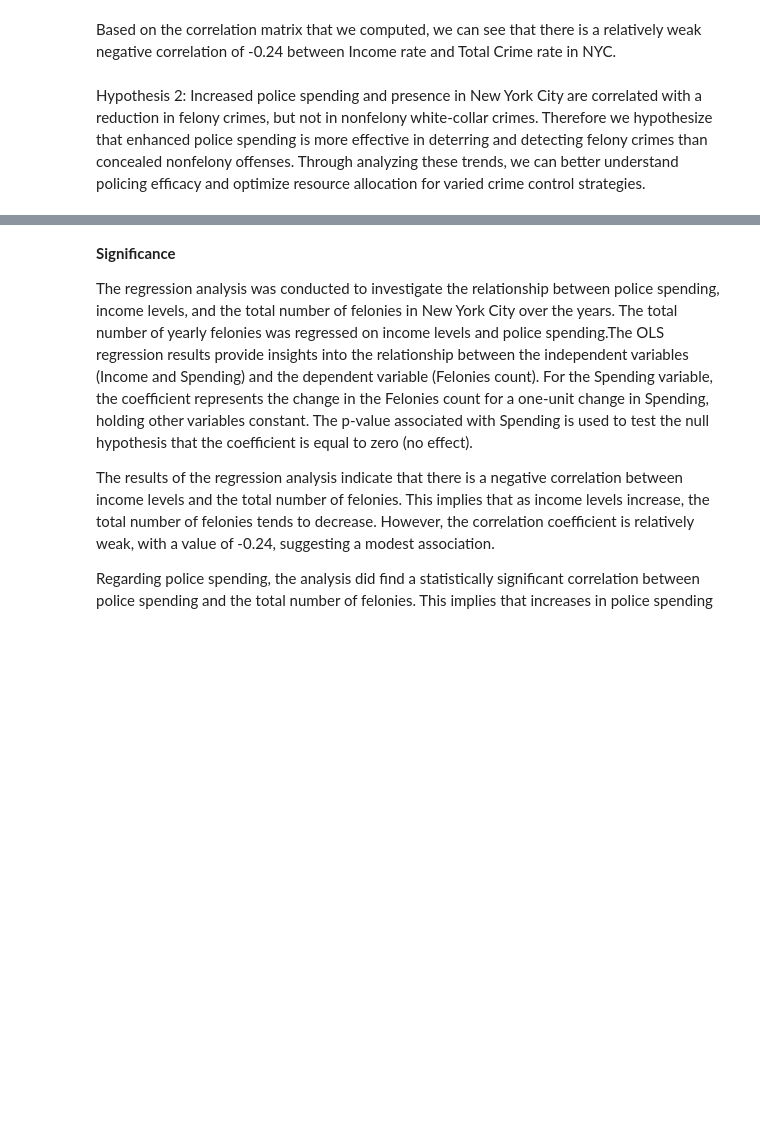
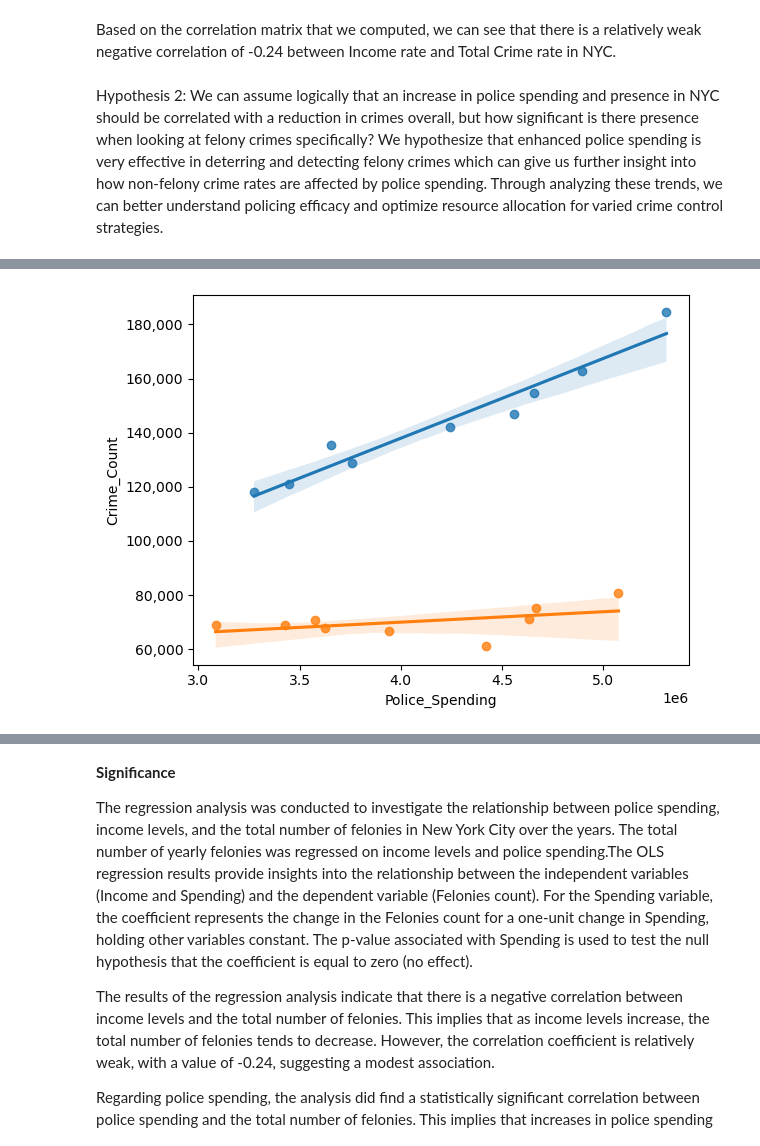
Before and after one commit to anikasparkle22/Info2950_final, a Jupyter notebook: Info 2950 Final.ipynb, the cells around one changed output, grey strips where cells are left out. Cells and saved outputs as stored; diff of their text form; code cells hidden in the pictures; blank space fills up the shorter version.

```diff
--- a/Info 2950 Final.ipynb
+++ b/Info 2950 Final.ipynb
@@ -728,10 +715,7 @@ In summary, our regression results align with the hypothesis that lower income l
 # %% [markdown]
 <p>Based on the correlation matrix that we computed, we can see that there is a relatively weak negative correlation of -0.24 between Income rate and Total Crime rate in NYC.</p>
 # %% [markdown]
-Hypothesis 2: Increased police spending and presence in New York City are correlated with a reduction in felony crimes,
-but not in nonfelony white-collar crimes. Therefore we hypothesize that enhanced police spending is more effective in
-deterring and detecting felony crimes than concealed nonfelony offenses. Through analyzing these trends, we can better
-understand policing efficacy and optimize resource allocation for varied crime control strategies.
+Hypothesis 2: We can assume logically that an increase in police spending and presence in NYC should be correlated with a reduction in crimes overall, but how significant is there presence when looking at felony crimes specifically? We hypothesize that enhanced police spending is very effective in deterring and detecting felony crimes which can give us further insight into how non-felony crime rates are affected by police spending. Through analyzing these trends, we can better understand policing efficacy and optimize resource allocation for varied crime control strategies.
 # %%
 income_df= pd.melt(nyc_income, id_vars='Geographic Area (in dollars)',
                     value_vars=['1990', '2000', '2010', '2013', '2014', '2015', '2016', '2017'], var_name='year', value_name='income')
@@ -739,34 +723,29 @@ cleaned_income= income_df.loc[income_df['Geographic Area (in dollars)']=='New Yo
 felonies= melted_totals.loc[melted_totals['OFFENSE']=='Felonies']
 non_felonies= melted_totals.loc[melted_totals['OFFENSE']== 'Non-Felonies']
 
-
 Y= felonies['Count']
 X= sm.add_constant(pd.DataFrame({'Income': cleaned_income['income'], 'Spending': nypd_spending['Total Spending']}))
 X.fillna(X.mean(), inplace=True)
 
 
+#police spending and felony crime only regression
+ps_f_df= pd.DataFrame({'Felonies': felonies['Count'], 'Police_Spending': nypd_spending['Total Spending']})
+ps_f_reg = sns.regplot(data= ps_f_df, x='Police_Spending', y= 'Felonies')
+ps_f_reg.get_yaxis().set_major_formatter(matplotlib.ticker.StrMethodFormatter('{x:,.0f}'))
+
+#police spending and non-felony regression with confidence intervals
+ps_nf_df= pd.DataFrame({'Non-Felonies': non_felonies['Count'], 'Police_Spending': nypd_spending['Total Spending']})
+ps_nf_reg= sns.regplot(data= ps_nf_df, x='Police_Spending', y= 'Non-Felonies')
+ps_nf_reg.get_yaxis().set_major_formatter(matplotlib.ticker.StrMethodFormatter('{x:,.0f}'))
+plt.ylabel('Crime_Count')
+
 #reset indices so that they match
 X.reset_index(drop=True, inplace=True)
 Y.reset_index(drop=True, inplace=True)
+spending_model= sm.OLS(Y, X).fit()
 
-
-spending_model= sm.OLS(Y, X).fit()
-#summary associated with felonies
+#summary associated with felonies only
 print(spending_model.summary())
-
-#CODE THAT WAS GIVING ME ISSUES, IF U CAN FIGURE OUT WHY NANS ARE COMING UP THEN WE CAN KEEP THE OG HYPOTHESIS OTHERWISE CHANGE IT
-# y= non_felonies['Count']
-# x= sm.add_constant(pd.DataFrame({'Income': cleaned_income['income'], 'Spending': nypd_spending['Total Spending']}))
-# x.fillna(x.mean(), inplace=True)
-# x_filled = x.fillna(x.mean())
-
-
-# x_filled.reset_index(drop=True, inplace=True)
-# y.reset_index(drop=True, inplace=True)
-
-
-# spending_model_b= sm.OLS(y, x_filled).fit()
-# print(spending_model_b.summary())
 # %% [output]
                             OLS Regression Results
 ==============================================================================
@@ -778,10 +757,11 @@ Time:                        17:23:12   Log-Likelihood:                -249.54
 No. Observations:                  23   AIC:                             505.1
 Df Residuals:                      20   BIC:                             508.5
 Df Model:                           2
 Covariance Type:            nonrobust
 ==============================================================================
 ... (12 lines left out)
 Notes:
 [1] Standard Errors assume that the covariance matrix of the errors is correctly specified.
 [2] The condition number is large, 4.08e+07. This might indicate that there are
 strong multicollinearity or other numerical problems.
+[figure, added]
```
Also changed, not shown: parts of 14 cells of this notebook.
